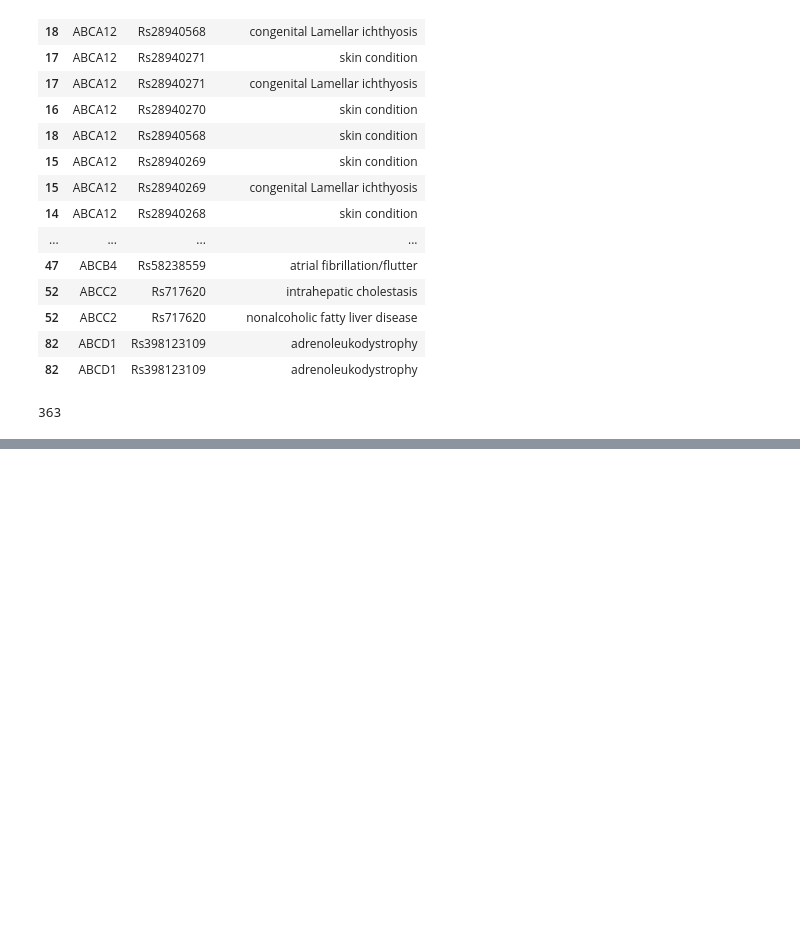
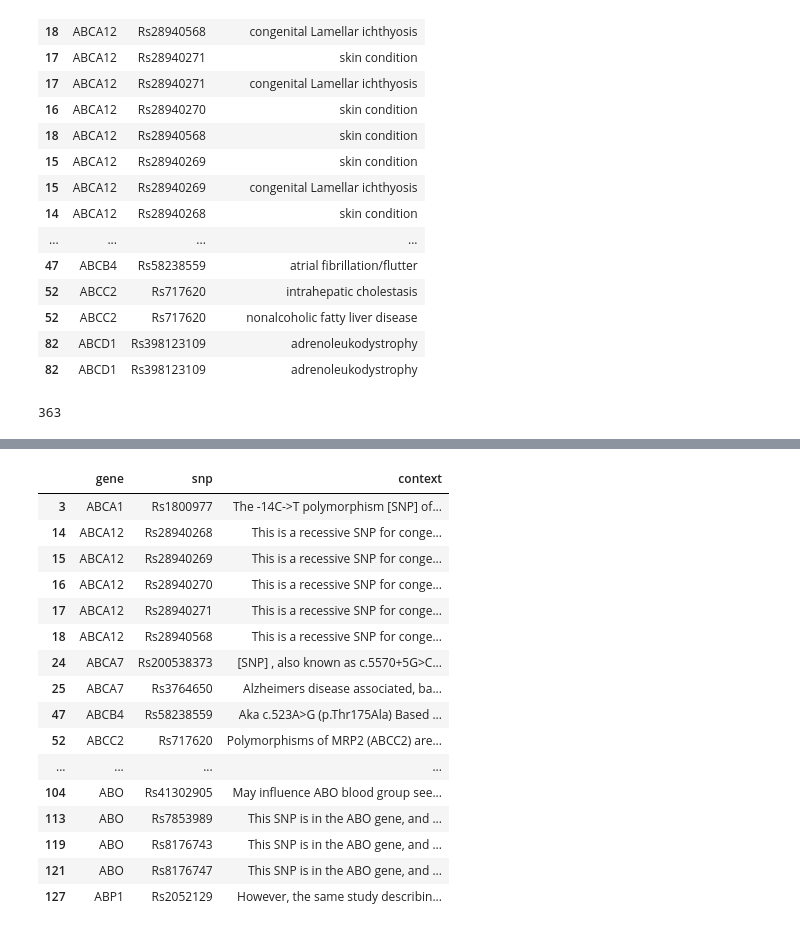
Before and after one commit to irbraun/snpedia-nlp, a Jupyter notebook: scripts/parsing_survey_results.ipynb, the cells around one changed output, grey strips where cells are left out. Drawn from its saved outputs; the diff is of its cells as text; code cells hidden in the pictures; blank space fills up the shorter version.

```diff
--- a/scripts/parsing_survey_results.ipynb
+++ b/scripts/parsing_survey_results.ipynb
@@ -26,6 +28,7 @@ FILENAMES_OUTPUT_PATH = "../data/S{}_input_file_paths_{}.txt".format(random_six_
 RESPONSES_OUTPUT_PATH = "../data/S{}_processed_survey_responses_{}.csv".format(random_six_digit_number, datetime_str)
 SURVEY_TAKERS_OUTPUT_PATH = "../data/S{}_processed_survey_takers_{}.csv".format(random_six_digit_number, datetime_str)
 SNPS_AND_SNIPPETS_OUTPUT_PATH = "../data/S{}_snps_and_snippets_{}.csv".format(random_six_digit_number, datetime_str)
+SNPS_AND_CONTEXTS_OUTPUT_PATH = "../data/S{}_snps_and_contexts_{}.csv".format(random_six_digit_number, datetime_str)
 # %%
 with open(FILENAMES_OUTPUT_PATH, "w") as f:
     filenames = [
@@ -283,0 +364,25 @@ len(modified_df["gene"].unique())
+# %%
+# Save that dataframe as a new CSV file with just the contexts for each gene and SNP.
+modified_df = modified_df[["gene","snp","context"]]
+modified_df.sort_values(by="gene", inplace=True)
+modified_df.to_csv(SNPS_AND_CONTEXTS_OUTPUT_PATH, index=False)
+modified_df.to_csv("../genes_snps_contexts.tsv", sep="\t", index=False)
+modified_df.head(20)
+# %% [output]
+|  | gene | snp | context |
+| 3 | ABCA1 | Rs1800977 | The -14C->T polymorphism [SNP] of... |
+| 14 | ABCA12 | Rs28940268 | This is a recessive SNP for conge... |
+| 15 | ABCA12 | Rs28940269 | This is a recessive SNP for conge... |
+| 16 | ABCA12 | Rs28940270 | This is a recessive SNP for conge... |
+| 17 | ABCA12 | Rs28940271 | This is a recessive SNP for conge... |
+| 18 | ABCA12 | Rs28940568 | This is a recessive SNP for conge... |
+| 24 | ABCA7 | Rs200538373 | [SNP] , also known as c.5570+5G>C... |
+| 25 | ABCA7 | Rs3764650 | Alzheimers disease associated, ba... |
+| 47 | ABCB4 | Rs58238559 | Aka c.523A>G (p.Thr175Ala) Based ... |
+| 52 | ABCC2 | Rs717620 | Polymorphisms of MRP2 (ABCC2) are... |
+| ... | ... | ... | ... |
+| 104 | ABO | Rs41302905 | May influence ABO blood group see... |
+| 113 | ABO | Rs7853989 | This SNP is in the ABO gene, and ... |
+| 119 | ABO | Rs8176743 | This SNP is in the ABO gene, and ... |
+| 121 | ABO | Rs8176747 | This SNP is in the ABO gene, and ... |
+| 127 | ABP1 | Rs2052129 | However, the same study describin... |
```
Also changed, not shown: parts of 6 cells of this notebook, 11 other files.
